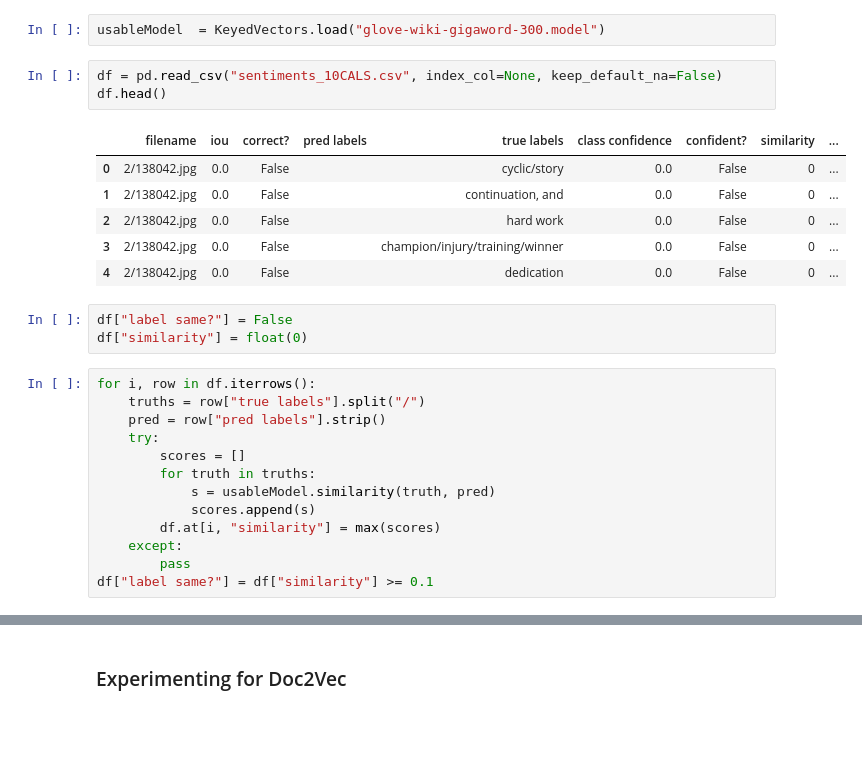
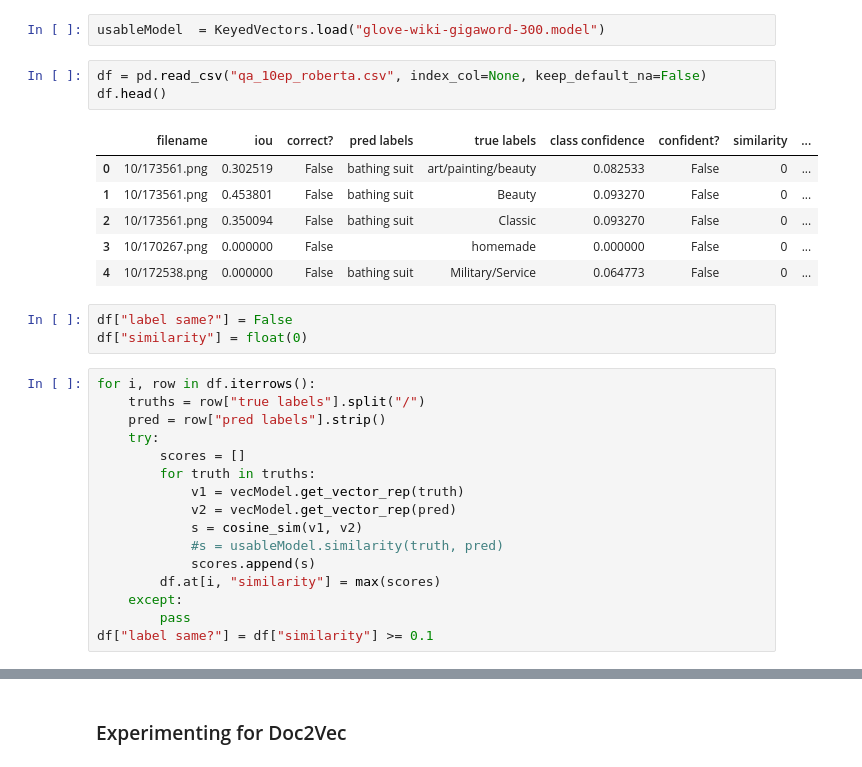
Before and after one commit to joeechua/Ads-Decoder_ext, a Jupyter notebook: bsight.ipynb, the cells around one changed output, grey strips where cells are left out. Cells and saved outputs as stored; diff of their text form; blank space fills up the shorter version.

```diff
--- a/bsight.ipynb
+++ b/bsight.ipynb
@@ -570,15 +708,15 @@ import pandas as pd
 # %%
 usableModel  = KeyedVectors.load("glove-wiki-gigaword-300.model")
 # %%
-df = pd.read_csv("sentiments_10CALS.csv", index_col=None, keep_default_na=False)
+df = pd.read_csv("qa_10ep_roberta.csv", index_col=None, keep_default_na=False)
 df.head()
 # %% [output]
 |  | filename | iou | correct? | pred labels | true labels | class confidence | confident? | similarity | ... |
-| 0 | 2/138042.jpg | 0.0 | False |  | cyclic/story | 0.0 | False | 0 | ... |
-| 1 | 2/138042.jpg | 0.0 | False |  | continuation, and | 0.0 | False | 0 | ... |
-| 2 | 2/138042.jpg | 0.0 | False |  | hard work | 0.0 | False | 0 | ... |
-| 3 | 2/138042.jpg | 0.0 | False |  | champion/injury/training/winner | 0.0 | False | 0 | ... |
-| 4 | 2/138042.jpg | 0.0 | False |  | dedication | 0.0 | False | 0 | ... |
+| 0 | 10/173561.png | 0.302519 | False | bathing suit | art/painting/beauty | 0.082533 | False | 0 | ... |
+| 1 | 10/173561.png | 0.453801 | False | bathing suit | Beauty | 0.093270 | False | 0 | ... |
+| 2 | 10/173561.png | 0.350094 | False | bathing suit | Classic | 0.093270 | False | 0 | ... |
+| 3 | 10/170267.png | 0.000000 | False |  | homemade | 0.000000 | False | 0 | ... |
+| 4 | 10/172538.png | 0.000000 | False | bathing suit | Military/Service | 0.064773 | False | 0 | ... |
 # %%
 df["label same?"] = False
 df["similarity"] = float(0)
@@ -589,7 +727,10 @@ for i, row in df.iterrows():
     try:
         scores = []
         for truth in truths:
-            s = usableModel.similarity(truth, pred)
+            v1 = vecModel.get_vector_rep(truth)
+            v2 = vecModel.get_vector_rep(pred)
+            s = cosine_sim(v1, v2)
+            #s = usableModel.similarity(truth, pred)
             scores.append(s)
         df.at[i, "similarity"] = max(scores)
     except:
```
Also changed, not shown: parts of 81 cells of this notebook, 3 other files.
